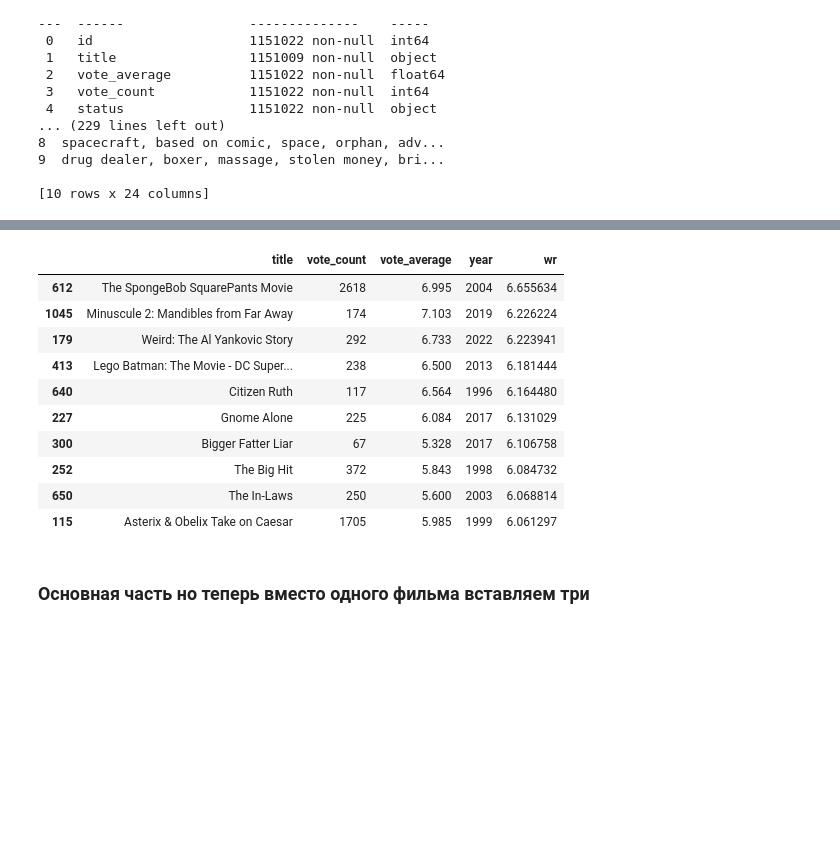
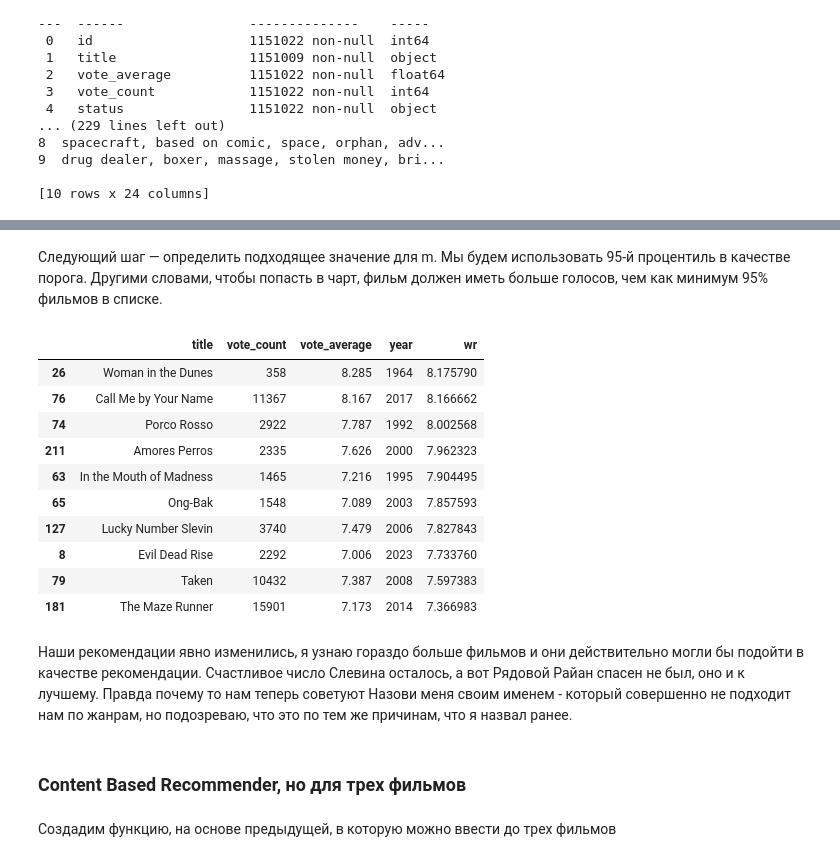
Before and after one commit to Joktun/Film-Reccomendation-System, a Jupyter notebook: reccom.ipynb, the cells around one changed output, grey strips where cells are left out. Saved outputs shown, nothing was run; the diff lists cells and outputs as text; code cells hidden in the pictures; blank space fills up the shorter version.

```diff
--- a/reccom.ipynb
+++ b/reccom.ipynb
@@ -99,7 +154,8 @@ df_first = df[
     (~df['adult']) &
     (df['keywords'].notna()) &
     (df['tagline'].notna()) &
-    (df['genres'].notna())
+    (df['genres'].notna()) &
+    (df['vote_average'] > 7.0)
 ].sample(frac=0.02, random_state=RND_ST)
 # %%
 df_second = df[
@@ -277,6 +391,9 @@ def weighted_rating(x):
     v = x['vote_count']
     R = x['vote_average']
     return (v/(v+m) * R) + (m/(m+v) * C)
+# %% [markdown]
+Следующий шаг — определить подходящее значение для m.
+Мы будем использовать 95-й процентиль в качестве порога. Другими словами, чтобы попасть в чарт, фильм должен иметь больше голосов, чем как минимум 95% фильмов в списке.
 # %%
 m = df_first['vote_count'].quantile(0.95)
 # %%
@@ -313,21 +430,25 @@ def improved_recommendations(title):
     qualified = qualified.sort_values('wr', ascending=False).head(10)
     return qualified
 # %%
-improved_recommendations('Godzilla vs. Kong')
+improved_recommendations('Mission: Impossible - Dead Reckoning Part One')
 # %% [output]
 |  | title | vote_count | vote_average | year | wr |
-| 612 | The SpongeBob SquarePants Movie | 2618 | 6.995 | 2004 | 6.655634 |
-| 1045 | Minuscule 2: Mandibles from Far Away | 174 | 7.103 | 2019 | 6.226224 |
-| 179 | Weird: The Al Yankovic Story | 292 | 6.733 | 2022 | 6.223941 |
-| 413 | Lego Batman: The Movie - DC Super... | 238 | 6.500 | 2013 | 6.181444 |
-| 640 | Citizen Ruth | 117 | 6.564 | 1996 | 6.164480 |
-| 227 | Gnome Alone | 225 | 6.084 | 2017 | 6.131029 |
-| 300 | Bigger Fatter Liar | 67 | 5.328 | 2017 | 6.106758 |
-| 252 | The Big Hit | 372 | 5.843 | 1998 | 6.084732 |
-| 650 | The In-Laws | 250 | 5.600 | 2003 | 6.068814 |
-| 115 | Asterix & Obelix Take on Caesar | 1705 | 5.985 | 1999 | 6.061297 |
+| 26 | Woman in the Dunes | 358 | 8.285 | 1964 | 8.175790 |
+| 76 | Call Me by Your Name | 11367 | 8.167 | 2017 | 8.166662 |
+| 74 | Porco Rosso | 2922 | 7.787 | 1992 | 8.002568 |
+| 211 | Amores Perros | 2335 | 7.626 | 2000 | 7.962323 |
+| 63 | In the Mouth of Madness | 1465 | 7.216 | 1995 | 7.904495 |
+| 65 | Ong-Bak | 1548 | 7.089 | 2003 | 7.857593 |
+| 127 | Lucky Number Slevin | 3740 | 7.479 | 2006 | 7.827843 |
+| 8 | Evil Dead Rise | 2292 | 7.006 | 2023 | 7.733760 |
+| 79 | Taken | 10432 | 7.387 | 2008 | 7.597383 |
+| 181 | The Maze Runner | 15901 | 7.173 | 2014 | 7.366983 |
+# %% [markdown]
+Наши рекомендации явно изменились, я узнаю гораздо больше фильмов и они действительно могли бы подойти в качестве рекомендации. Счастливое число Слевина осталось, а вот Рядовой Райан спасен не был, оно и к лучшему. Правда почему то нам теперь советуют Назови меня своим именем - который совершенно не подходит нам по жанрам, но подозреваю, что это по тем же причинам, что я назвал ранее.
 # %% [markdown]
-### Основная часть но теперь вместо одного фильма вставляем три
+### Content Based Recommender, но для трех фильмов
+# %% [markdown]
+Создадим функцию, на основе предыдущей, в которую можно ввести до трех фильмов
 # %%
 def improved_recommendations_multiple(titles):
     # Проверка, что введён хотя бы один фильм
```
Also changed, not shown: parts of 62 cells of this notebook.
